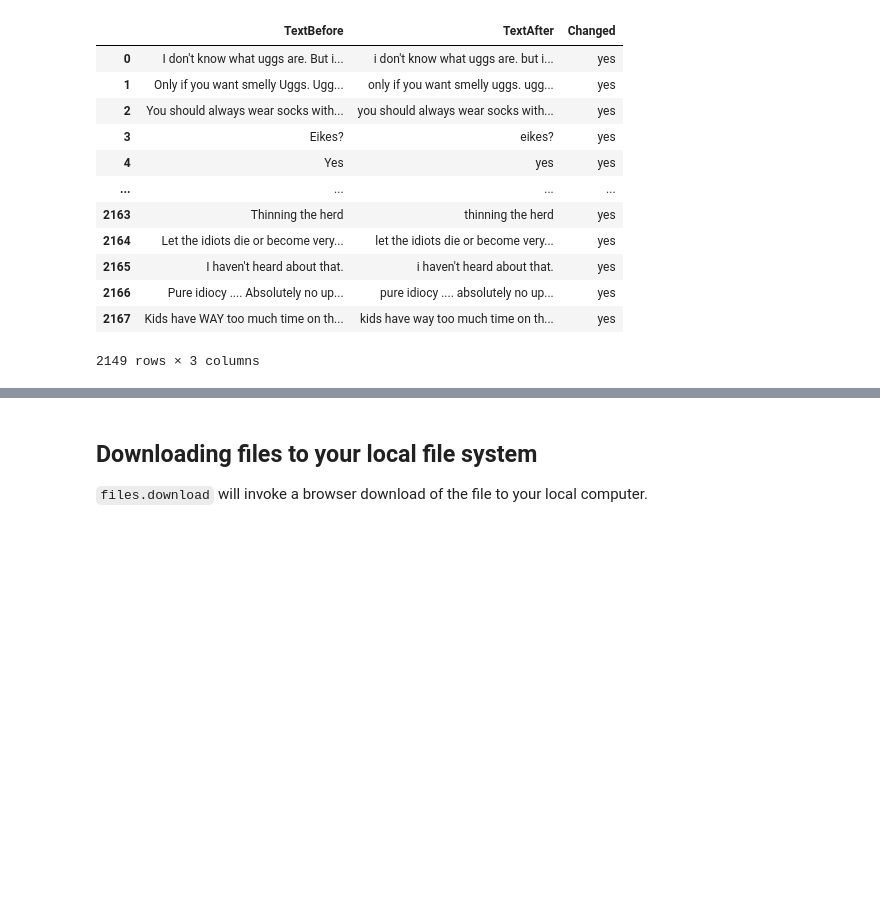
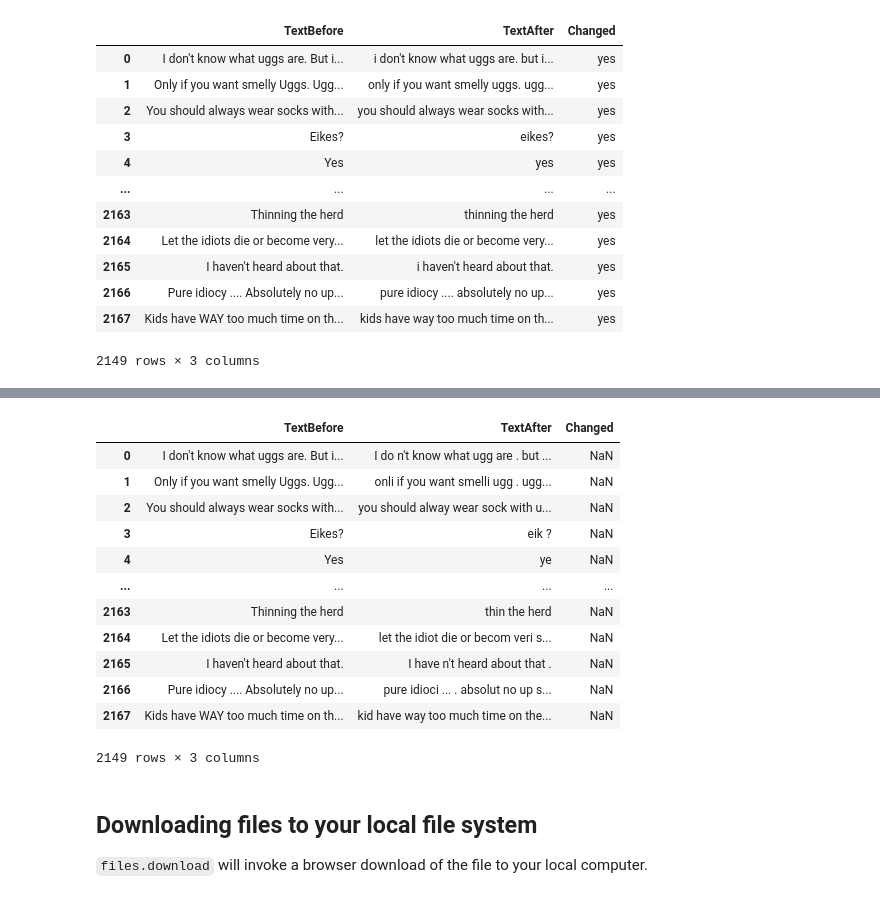
Before and after one commit to sarathkumar000/Titanic, a Jupyter notebook: External_data_Local_Files,_Drive,_Sheets,_and_Cloud_Storage.ipynb, the cells around one changed output, grey strips where cells are left out. Drawn from its saved outputs; the diff is of its cells as text; code cells hidden in the pictures; blank space fills up the shorter version.

```diff
--- a/External_data_Local_Files,_Drive,_Sheets,_and_Cloud_Storage.ipynb
+++ b/External_data_Local_Files,_Drive,_Sheets,_and_Cloud_Storage.ipynb
@@ -276,3 +377,37 @@ for index,row in xAntorepla.iterrows():
+# %%
+from nltk.stem.porter import PorterStemmer
+stemmer = PorterStemmer() #set stemmer
+from nltk.stem import WordNetLemmatizer
+lemmatizer = WordNetLemmatizer() # set lemmatizer
+
+def tokenize(text):
+    finalTokens = []
+    tokens = nltk.word_tokenize(text)
+    for w in tokens:
+        finalTokens.append(stemmer.stem(lemmatizer.lemmatize(w))) # change this to lemmatizer.lemmatize(w) for Lemmatizing
+    text = " ".join(finalTokens)
+    return text
+
+text_stemming = pd.DataFrame(columns=['TextBefore', 'TextAfter', 'Changed'])
+text_stemming['TextBefore'] = text.copy()
+for index, row in text_stemming.iterrows():
+    row['TextAfter'] = tokenize(row['TextBefore'])
+
+text_stemming
+# %% [output]
+|  | TextBefore | TextAfter | Changed |
+| 0 | I don't know what uggs are. But i... | I do n't know what ugg are . but ... | NaN |
+| 1 | Only if you want smelly Uggs. Ugg... | onli if you want smelli ugg . ugg... | NaN |
+| 2 | You should always wear socks with... | you should alway wear sock with u... | NaN |
+| 3 | Eikes? | eik ? | NaN |
+| 4 | Yes | ye | NaN |
+| ... | ... | ... | ... |
+| 2163 | Thinning the herd | thin the herd | NaN |
+| 2164 | Let the idiots die or become very... | let the idiot die or becom veri s... | NaN |
+| 2165 | I haven't heard about that. | I have n't heard about that . | NaN |
+| 2166 | Pure idiocy .... Absolutely no up... | pure idioci ... . absolut no up s... | NaN |
+| 2167 | Kids have WAY too much time on th... | kid have way too much time on the... | NaN |
+2149 rows × 3 columns
 # %% [markdown]
 ## Downloading files to your local file system
 
```
Also changed, not shown: parts of 3 cells of this notebook.
